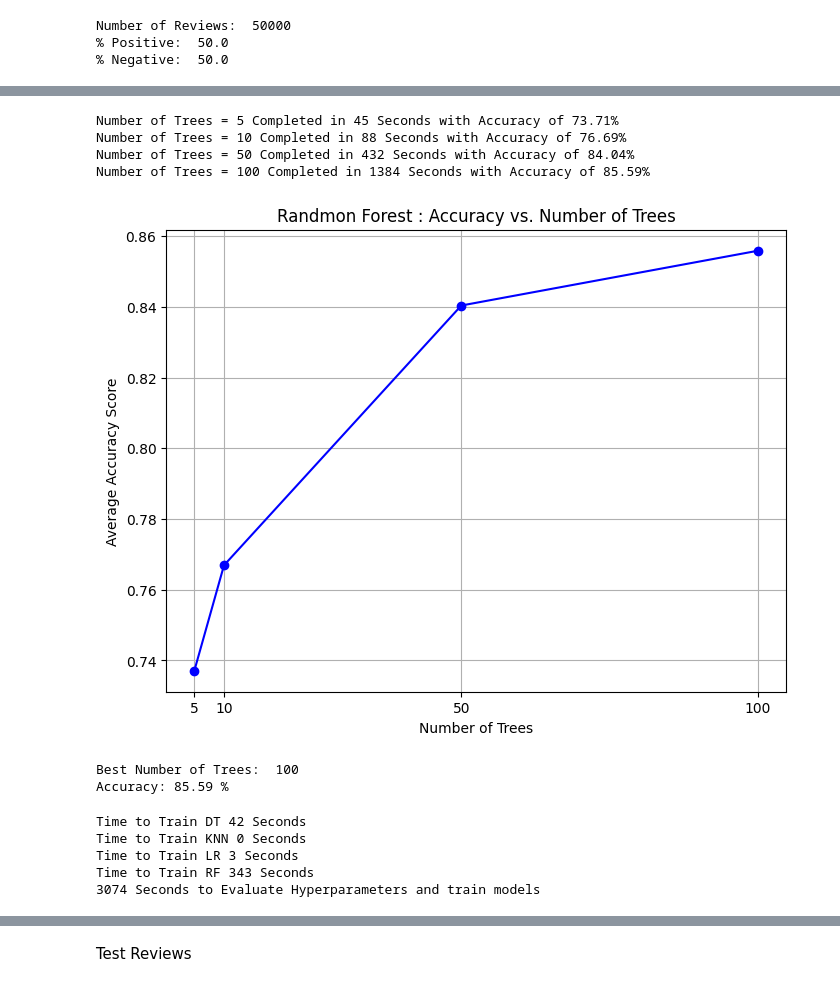
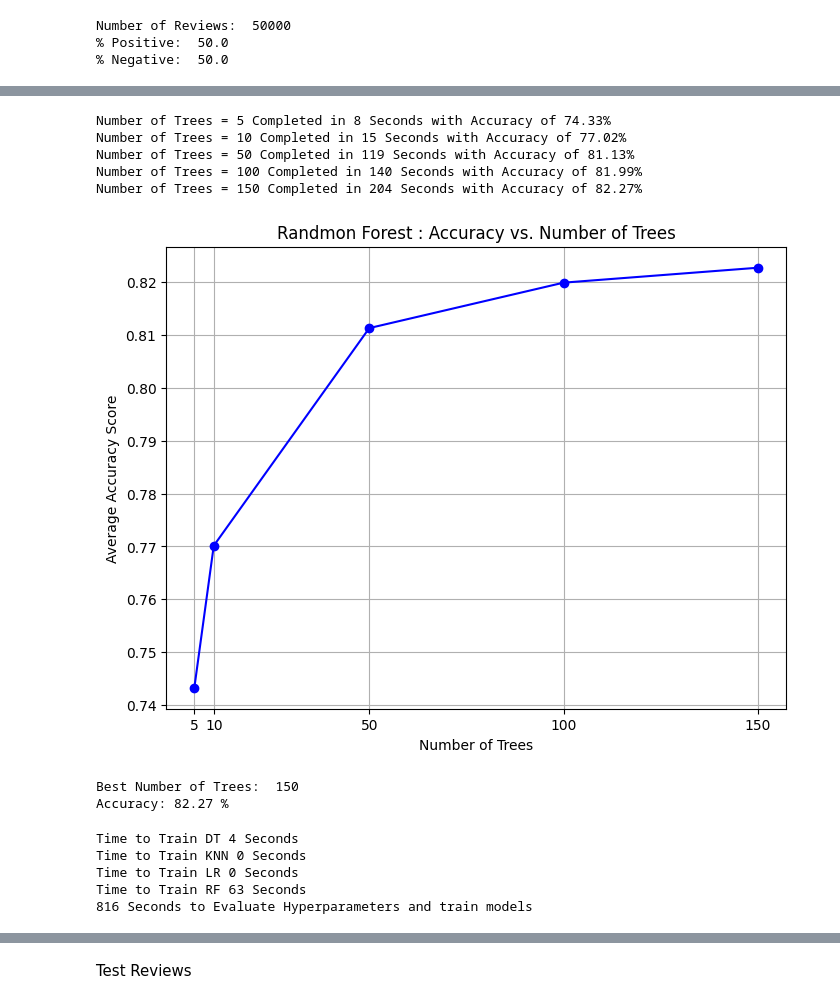
Before and after one commit to BoyceWhite/Data-Analysis-Project, a Jupyter notebook: main.ipynb, the cells around one changed output, grey strips where cells are left out. Saved outputs shown, nothing was run; the diff lists cells and outputs as text; code cells hidden in the pictures.

```diff
--- a/main.ipynb
+++ b/main.ipynb
@@ -59,7 +59,7 @@ print('% Negative: ', (len(reviewList[sentiments == 'negative'])/len(reviewList)
 #Removing Punctuation
 reviewList = reviewList.str.lower().str.strip().str.translate(str.maketrans('', '', string.punctuation))
 
-x = BOW(reviewList) #Change to BOW or word2Vec
+x = word2Vec(reviewList) #Change to BOW or word2Vec
 
 #Predictive Model Split
 x_train, x_test, y_train, y_test = train_test_split(x, sentiments, test_size=0.2, random_state=1)
@@ -222,14 +222,15 @@ Accuracy: 88.88 %
 # %%
-trees = [5, 10, 50, 100]
+trees = [5, 10, 50, 100, 150]
 bestTrees = RF(x_train, y_train, trees)
 # %% [output]
-Number of Trees = 5 Completed in 45 Seconds with Accuracy of 73.71%
-Number of Trees = 10 Completed in 88 Seconds with Accuracy of 76.69%
-Number of Trees = 50 Completed in 432 Seconds with Accuracy of 84.04%
-Number of Trees = 100 Completed in 1384 Seconds with Accuracy of 85.59%
+Number of Trees = 5 Completed in 8 Seconds with Accuracy of 74.33%
+Number of Trees = 10 Completed in 15 Seconds with Accuracy of 77.02%
+Number of Trees = 50 Completed in 119 Seconds with Accuracy of 81.13%
+Number of Trees = 100 Completed in 140 Seconds with Accuracy of 81.99%
+Number of Trees = 150 Completed in 204 Seconds with Accuracy of 82.27%
-[figure, old version]
+[figure, new version]
-Best Number of Trees:  100
-Accuracy: 85.59 %
+Best Number of Trees:  150
+Accuracy: 82.27 %
 # %%
 start = time.time()
 DT = tree.DecisionTreeClassifier(max_depth=bestD)
@@ -254,11 +255,11 @@ print(f"Time to Train RF {(time.time() - start):.0f} Seconds")
 elapsed = time.time() - startTime
 print(f"{elapsed:.0f} Seconds to Evaluate Hyperparameters and train models")
 # %% [output]
-Time to Train DT 42 Seconds
+Time to Train DT 4 Seconds
 Time to Train KNN 0 Seconds
-Time to Train LR 3 Seconds
-Time to Train RF 343 Seconds
-3074 Seconds to Evaluate Hyperparameters and train models
+Time to Train LR 0 Seconds
+Time to Train RF 63 Seconds
+816 Seconds to Evaluate Hyperparameters and train models
 # %%
 if isBOW:
     feature_names = vectorizer.get_feature_names_out()
```
Also changed, not shown: parts of 8 cells of this notebook, 5 other files.
